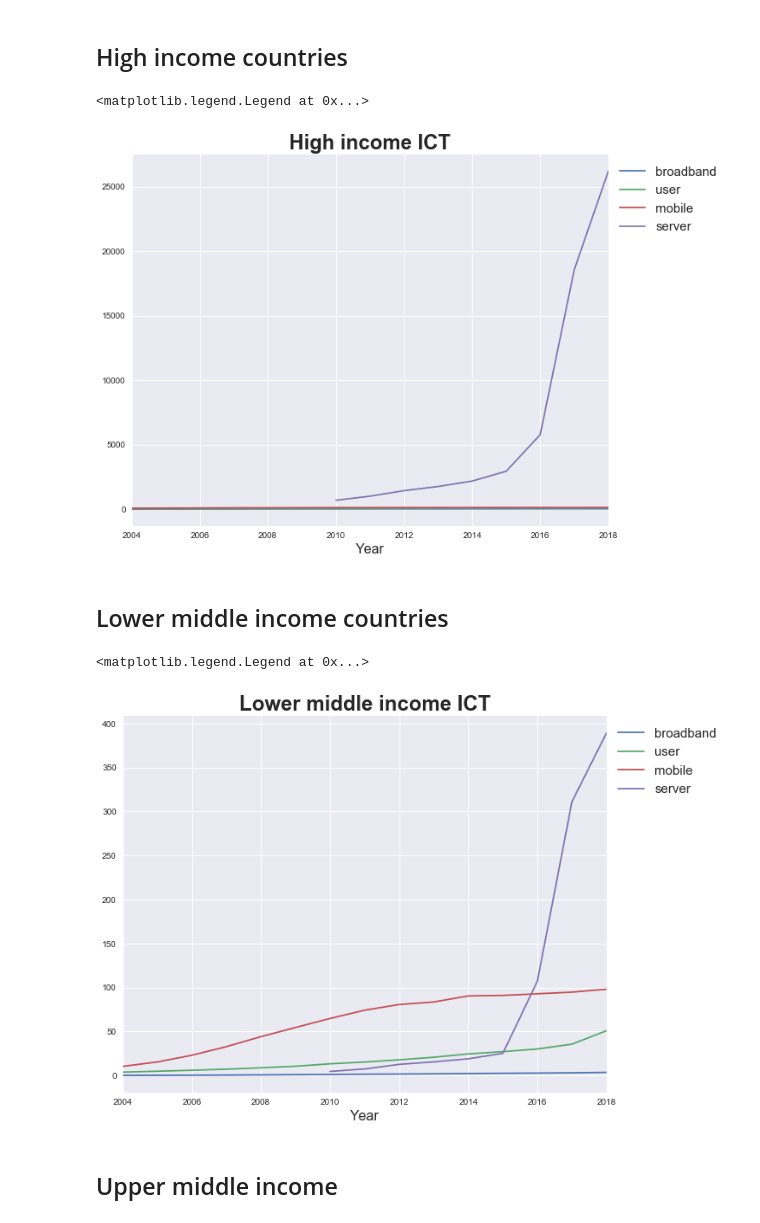
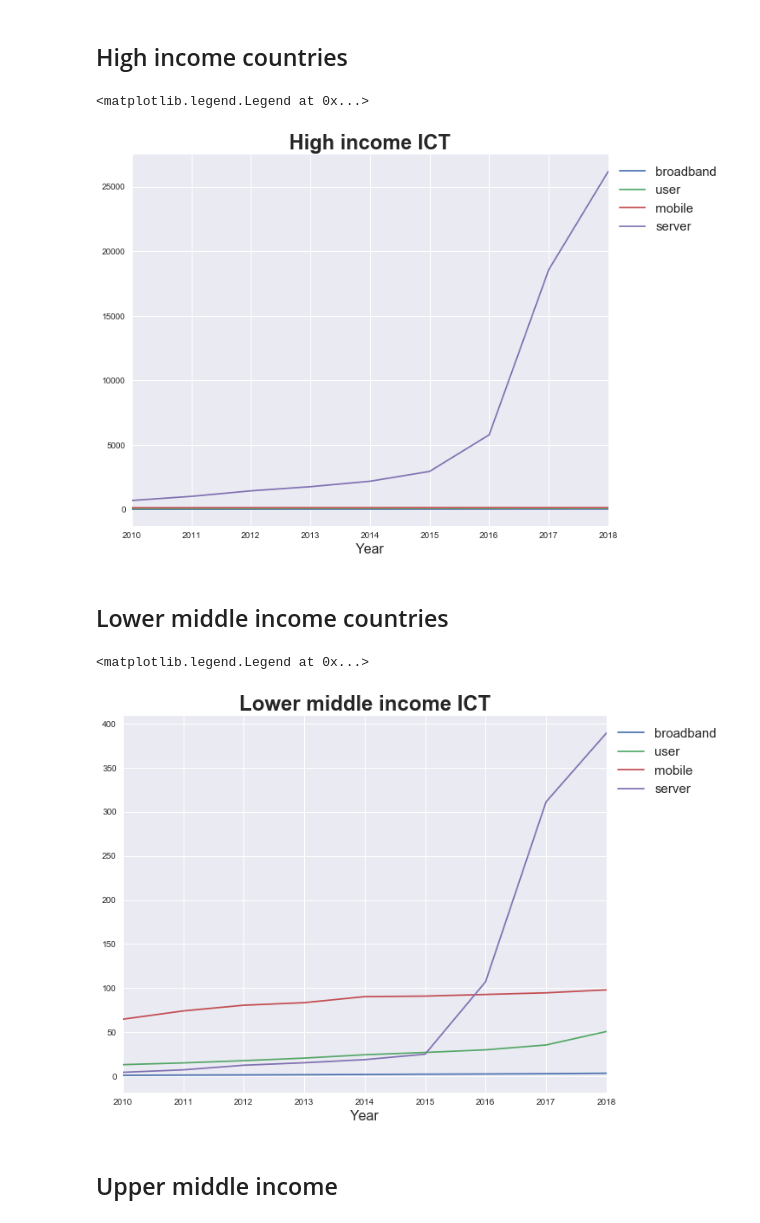
Before and after one commit to ruoyuchen99/Data-bootcamp-project, a Jupyter notebook: income_vis.ipynb, the cells around one changed output. Drawn from its saved outputs; the diff is of its cells as text; code cells hidden in the pictures.

```diff
--- a/income_vis.ipynb
+++ b/income_vis.ipynb
@@ -80,8 +80,8 @@ ax.legend(bbox_to_anchor=(1,1),prop={"size":15})
 lo_mid = pd.read_csv('https://raw.githubusercontent.com/ruoyuchen99/Data-bootcamp-project/master/Lo_mid_WGI.csv')
 
 #cleaning and reshaping data for lower middle income countries
-lo_mid=lo_mid.rename(columns={'2004 [YR2004]':2004,'2005 [YR2005]':2005,'2006 [YR2006]':2006,'2007 [YR2007]':2007,'2008 [YR2008]':2008,\
-                        '2009 [YR2009]':2009,'2010 [YR2010]':2010,'2011 [YR2011]':2011,'2012 [YR2012]':2012,\
+lo_mid=lo_mid.drop(['2004 [YR2004]','2005 [YR2005]','2006 [YR2006]','2007 [YR2007]','2008 [YR2008]','2009 [YR2009]'],axis=1)
+lo_mid=lo_mid.rename(columns={'2010 [YR2010]':2010,'2011 [YR2011]':2011,'2012 [YR2012]':2012,\
                         '2013 [YR2013]':2013,'2014 [YR2014]':2014,'2015 [YR2015]':2015,\
                         '2016 [YR2016]':2016,'2017 [YR2017]':2017,'2018 [YR2018]':2018})
 
@@ -111,8 +111,8 @@ ax.legend(bbox_to_anchor=(1,1),prop={"size":15})
 up_mid = pd.read_csv('https://raw.githubusercontent.com/ruoyuchen99/Data-bootcamp-project/master/up_mid_WGI.csv')
 
 #cleaning and reshaping data for upper middle income countries
-up_mid=up_mid.rename(columns={'2004 [YR2004]':2004,'2005 [YR2005]':2005,'2006 [YR2006]':2006,'2007 [YR2007]':2007,'2008 [YR2008]':2008,\
-                        '2009 [YR2009]':2009,'2010 [YR2010]':2010,'2011 [YR2011]':2011,'2012 [YR2012]':2012,\
+up_mid=up_mid.drop(['2004 [YR2004]','2005 [YR2005]','2006 [YR2006]','2007 [YR2007]','2008 [YR2008]','2009 [YR2009]'],axis=1)
+up_mid=up_mid.rename(columns={'2010 [YR2010]':2010,'2011 [YR2011]':2011,'2012 [YR2012]':2012,\
                         '2013 [YR2013]':2013,'2014 [YR2014]':2014,'2015 [YR2015]':2015,\
                         '2016 [YR2016]':2016,'2017 [YR2017]':2017,'2018 [YR2018]':2018})
 
@@ -191,8 +191,8 @@ Text(0.5, 1.0, 'voice')
 loinc = pd.read_csv('https://raw.githubusercontent.com/ruoyuchen99/Data-bootcamp-project/master/loinc_ict.csv')
 
 #cleaning and reshaping data for low income countries
-loinc=loinc.rename(columns={'2004 [YR2004]':2004,'2005 [YR2005]':2005,'2006 [YR2006]':2006,'2007 [YR2007]':2007,'2008 [YR2008]':2008,\
-                        '2009 [YR2009]':2009,'2010 [YR2010]':2010,'2011 [YR2011]':2011,'2012 [YR2012]':2012,\
+loinc=loinc.drop(['2004 [YR2004]','2005 [YR2005]','2006 [YR2006]','2007 [YR2007]','2008 [YR2008]','2009 [YR2009]'],axis=1)
+loinc=loinc.rename(columns={'2010 [YR2010]':2010,'2011 [YR2011]':2011,'2012 [YR2012]':2012,\
                         '2013 [YR2013]':2013,'2014 [YR2014]':2014,'2015 [YR2015]':2015,\
                         '2016 [YR2016]':2016,'2017 [YR2017]':2017,'2018 [YR2018]':2018})
 
@@ -223,8 +223,8 @@ ax.legend(bbox_to_anchor=(1,1),prop={"size":15})
 high1 = pd.read_csv('https://raw.githubusercontent.com/ruoyuchen99/Data-bootcamp-project/master/hiinc_ict.csv')
 
 #cleaning and reshaping data for high income countries
-high1=high1.rename(columns={'2004 [YR2004]':2004,'2005 [YR2005]':2005,'2006 [YR2006]':2006,'2007 [YR2007]':2007,'2008 [YR2008]':2008,\
-                        '2009 [YR2009]':2009,'2010 [YR2010]':2010,'2011 [YR2011]':2011,'2012 [YR2012]':2012,\
+high1=high1.drop(['2004 [YR2004]','2005 [YR2005]','2006 [YR2006]','2007 [YR2007]','2008 [YR2008]','2009 [YR2009]'],axis=1)
+high1=high1.rename(columns={'2010 [YR2010]':2010,'2011 [YR2011]':2011,'2012 [YR2012]':2012,\
                         '2013 [YR2013]':2013,'2014 [YR2014]':2014,'2015 [YR2015]':2015,\
                         '2016 [YR2016]':2016,'2017 [YR2017]':2017,'2018 [YR2018]':2018})
 for i in high1.columns[4:]:
@@ -247,40 +247,40 @@ ax.set_xlabel('Year',size=16)
 ax.legend(bbox_to_anchor=(1,1),prop={"size":15})
 # %% [output]
 <matplotlib.legend.Legend at 0x...>
-[figure, old version]
+[figure, new version]
 # %% [markdown]
 ## Lower middle income countries
 # %%
 # import data for lower middle income countries
 lo_mid1 = pd.read_csv('https://raw.githubusercontent.com/ruoyuchen99/Data-bootcamp-project/master/lomid_ict.csv')
 
 #cleaning and reshaping data for lower middle income countries
-lo_mid1=lo_mid1.rename(columns={'2004 [YR2004]':2004,'2005 [YR2005]':2005,'2006 [YR2006]':2006,'2007 [YR2007]':2007,'2008 [YR2008]':2008,\
-                        '2009 [YR2009]':2009,'2010 [YR2010]':2010,'2011 [YR2011]':2011,'2012 [YR2012]':2012,\
+lo_mid1=lo_mid1.drop(['2004 [YR2004]','2005 [YR2005]','2006 [YR2006]','2007 [YR2007]','2008 [YR2008]','2009 [YR2009]'],axis=1)
+lo_mid1=lo_mid1.rename(columns={'2010 [YR2010]':2010,'2011 [YR2011]':2011,'2012 [YR2012]':2012,\
                         '2013 [YR2013]':2013,'2014 [YR2014]':2014,'2015 [YR2015]':2015,\
                         '2016 [YR2016]':2016,'2017 [YR2017]':2017,'2018 [YR2018]':2018})
 
 for i in lo_mid1.columns[4:]:
     lo_mid1[i]=pd.to_numeric(lo_mid1[i],errors='coerce')
 
 lo_mid1=lo_mid1.groupby('Series Name').mean()
 
 lo_mid1=lo_mid1.transpose()
 lo_mid1=lo_mid1.rename(columns={'Fixed broadband subscriptions (per 100 people)':'broadband',
                   'Individuals using the Internet (% of population)':'user',
                   'Mobile cellular subscriptions (per 100 people)':'mobile','Secure Internet servers (per 1 million people)':'server'})
 
 # plot 4 ICT indicators for lower middle income countries over time
 
 fig, ax = plt.subplots()
 lo_mid1.plot(ax=ax,figsize=(10,8))
 ax.set_title('Lower middle income ICT',size=24,fontweight='bold')
 ax.set_xlabel('Year',size=16)
 
 ax.legend(bbox_to_anchor=(1,1),prop={"size":15})
 # %% [output]
 <matplotlib.legend.Legend at 0x...>
-[figure, old version]
+[figure, new version]
 # %% [markdown]
 ## Upper middle income
 # %%
```
Also changed, not shown: parts of 8 cells of this notebook.
